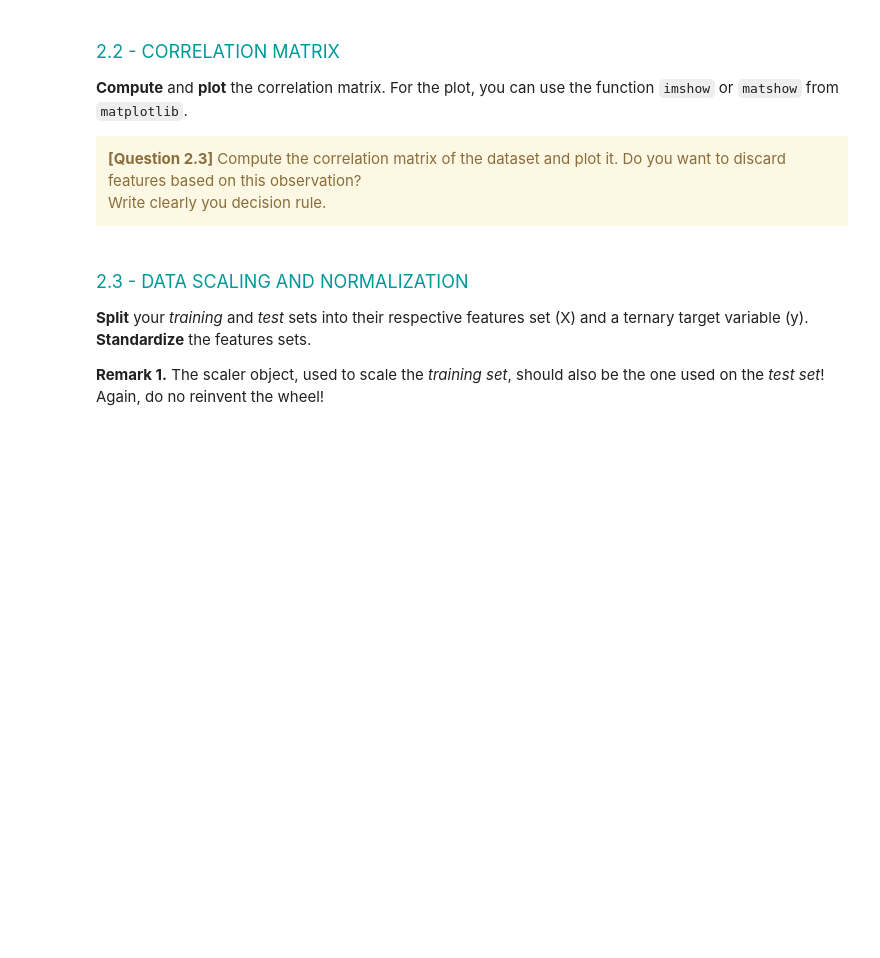
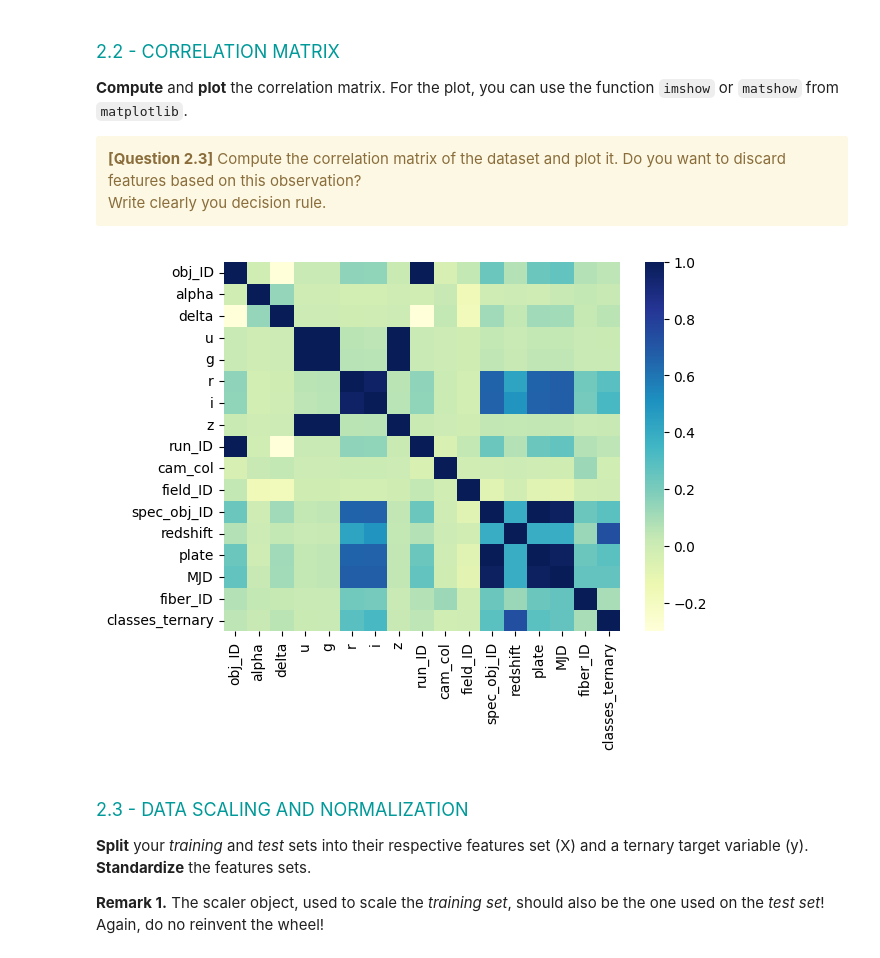
Before and after one commit to killianson/Hackathon-2, a Jupyter notebook: Hackathon02-Classification.ipynb, the cells around one changed output. Drawn from its saved outputs; the diff is of its cells as text; code cells hidden in the pictures; blank space fills up the shorter version.

```diff
--- a/Hackathon02-Classification.ipynb
+++ b/Hackathon02-Classification.ipynb
@@ -221,10 +231,11 @@ a modified training dataframe with a new column 'classes_ternary' continaining t
 
 df2 = df.copy()
 df2['classes_ternary'] = df2['class'].map({'STAR': 0, 'GALAXY': 1, 'QSO': 2})
+if('class' in df2):
+     df2 = df2.drop(columns=['class'])
 corr = df2.corrwith(df2['classes_ternary']).sort_values(key=abs, ascending=False)
 
-# if('class' in df2):
-#     df2 = df2.drop(columns=['class'])
+
 
 print(corr)
 # %% [output]
@@ -256,12 +267,26 @@ __Compute__ and __plot__ the correlation matrix. For the plot, you can use the f
 Write clearly you decision rule.
 </div>
 # %%
+import seaborn as sb
 """
 CELL N°5 : CORRELATION MATRIX
 
 @pre:  Training dataframe
 @post: The correlation matrix between the features (target incl.) and its plot
 """
+matrix = df2.corr()
+#print(matrix)
+
+# prints data that will be plotted
+# columns shown here are selected by corr() since
+# they are ideal for the plot
+# plotting correlation heatmap
+dataplot = sb.heatmap(matrix, cmap="YlGnBu")#, annot=True) pour direct voir les valeurs
+
+# displaying heatmap
+plt.show()
+# %% [output]
+[figure, added]
 # %% [markdown]
 <font size=4 color=#009999> <br> 2.3 - DATA SCALING AND NORMALIZATION</font> <br>
 
```
Also changed, not shown: parts of 2 cells of this notebook, 1 other file.
